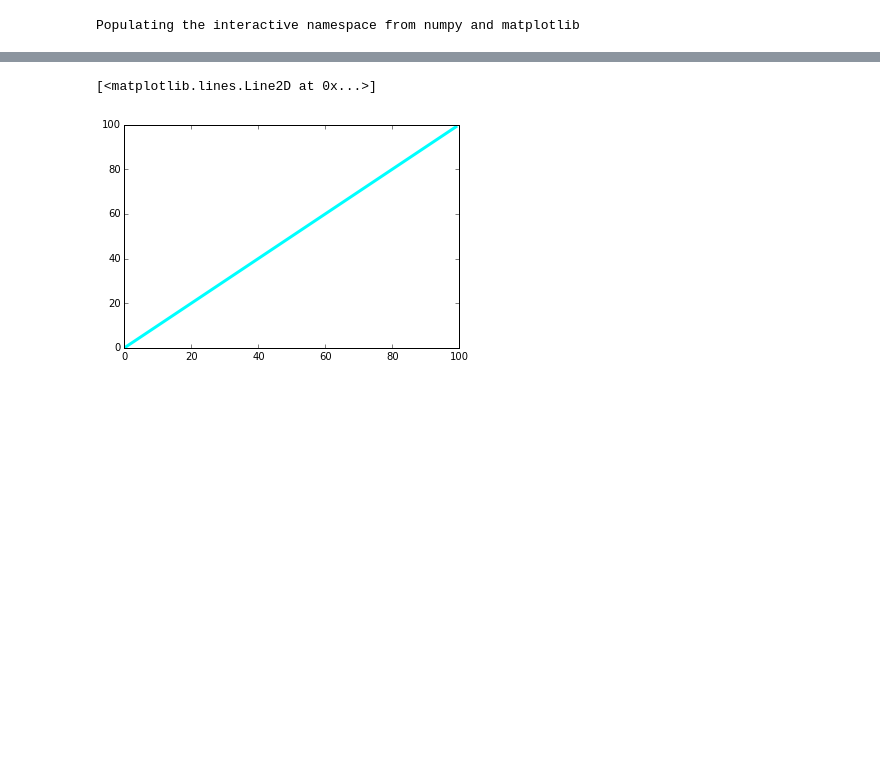
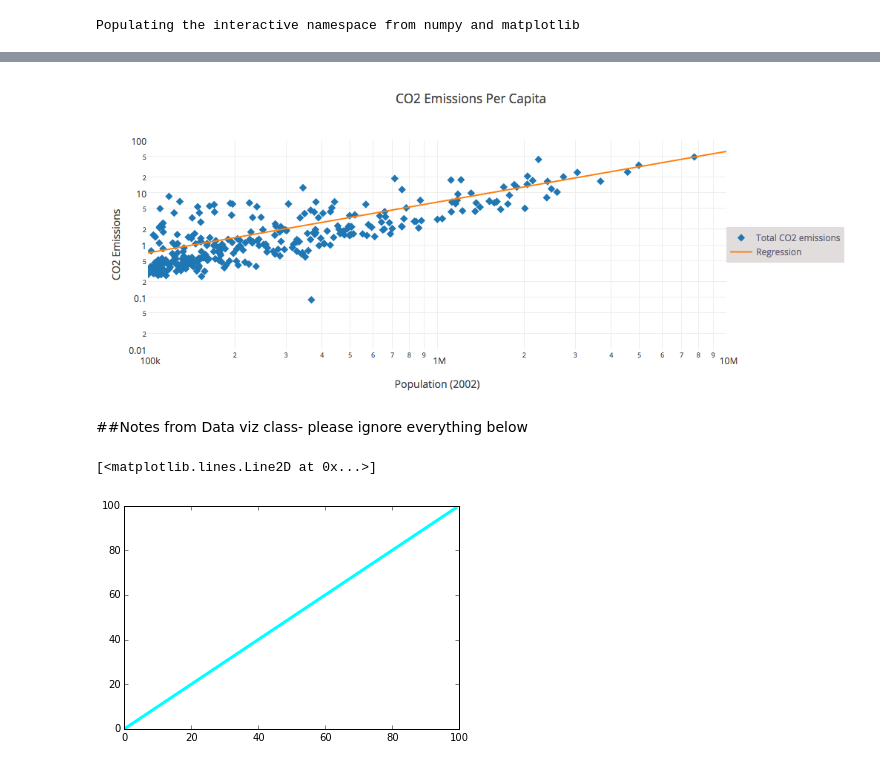
Before and after one commit to maryooh/PUI2015_mortiz, a Jupyter notebook: HW8/HW8- Data Visualization_good.ipynb, the cells around one changed output, grey strips where cells are left out. Cells and saved outputs as stored; diff of their text form; code cells hidden in the pictures; blank space fills up the shorter version.

```diff
--- a/HW8- Data Visualization.ipynb
+++ b/HW8/HW8- Data Visualization_good.ipynb
@@ -9,3 +75,12 @@ Populating the interactive namespace from numpy and matplotlib
+# %%
+#final graph
+from IPython.display import Image
+Image(filename='HW8_inplotly.PNG')
+#import image('Users/mariaortiz/PUI2015_mortiz/HW8/inplotly.png')
+# %% [output]
+[figure, added]
+# %% [markdown]
+##Notes from Data viz class- please ignore everything below
 # %%
 #plotting a line
 myline = np.arange(100)
```
Also changed, not shown: parts of 4 cells of this notebook, 1 other file.
